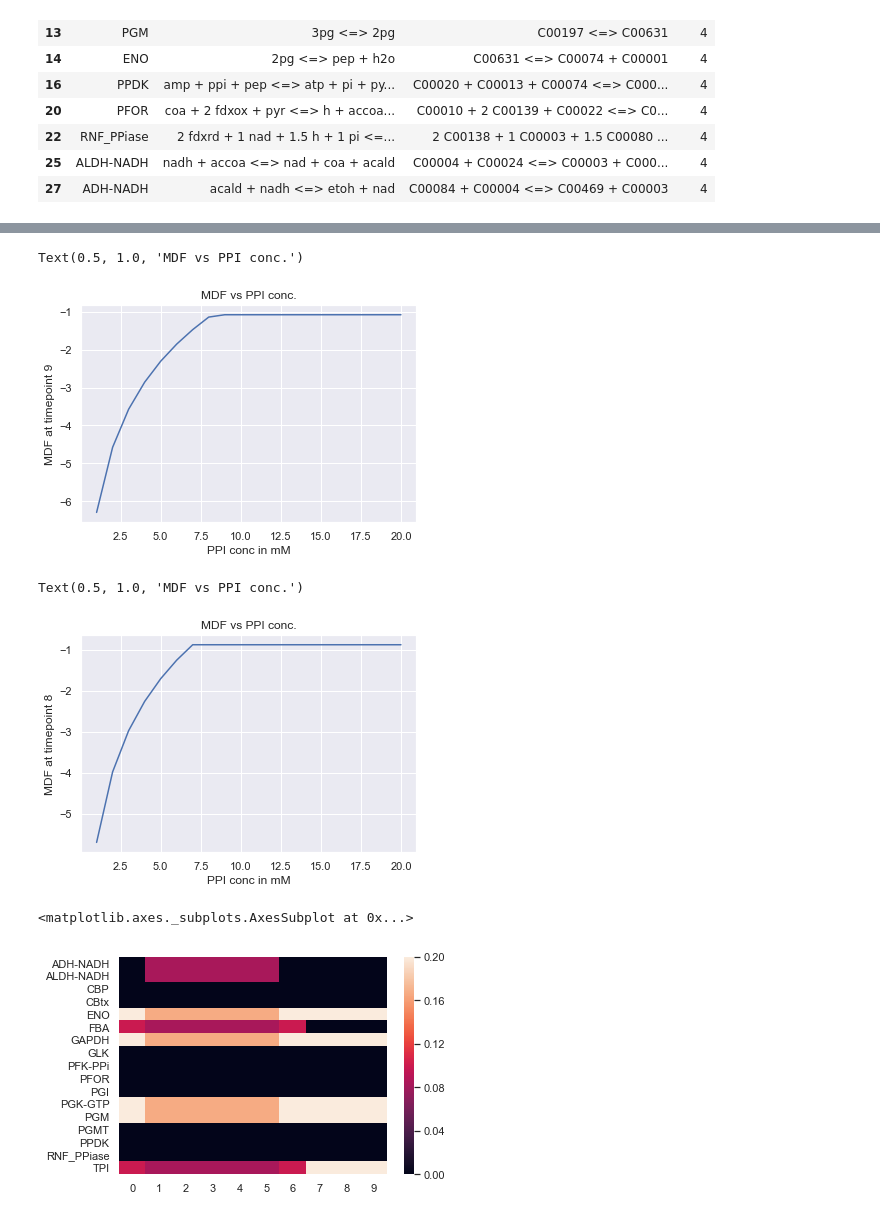
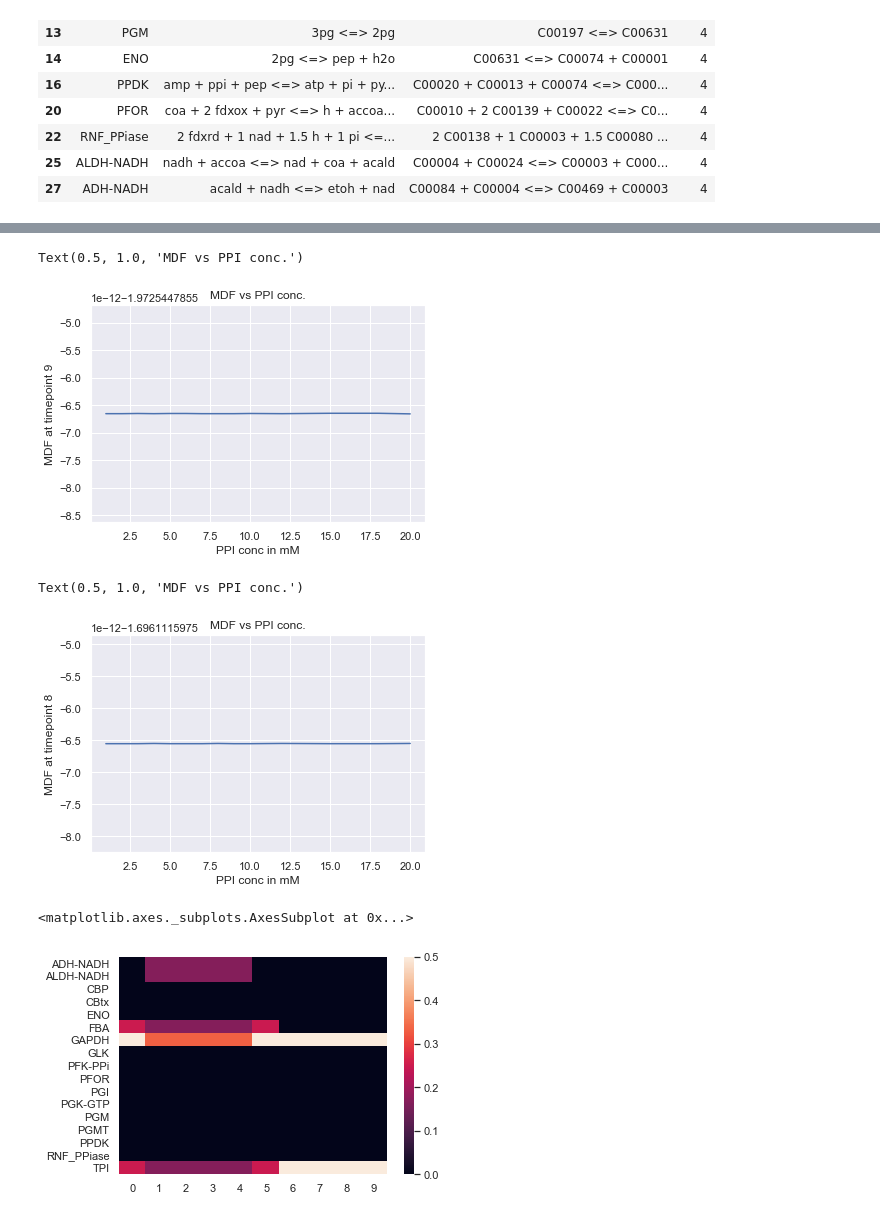
Before and after one commit to satyakamdash/Ctherm_thermo, a Jupyter notebook: PPi_ratio.ipynb, the cells around one changed output, grey strips where cells are left out. Cells and saved outputs as stored; diff of their text form; code cells hidden in the pictures.

```diff
--- a/PPi_ratio.ipynb
+++ b/PPi_ratio.ipynb
@@ -162,3 +139,0 @@ df
-# %%
-# calculate the min-max driving force
-mdf_data = pp.calc_mdf()
@@ -187,7 +154,7 @@ while l != "":
     l = f.readline()
 
 f.close()
-Uf = 1.5 #Uncertainity factor
+Uf = 2 #Uncertainity factor
 ref_conc0 = {'C00469': 10,
             'C00004': 0.08,
             'C00024': 0.83,
@@ -200,6 +167,8 @@ ref_conc0 = {'C00469': 10,
             'C00005': 0.38,
             'C00022': 12.65,
             'C00103': 6.66,
+            'C00044': 0.28,
+            'C00035': 0.01
             }
 for k in range(len(saveDirs)):
     ref_conc = {k: float(v) / 1000 for k,v in ref_conc0.items()}
@@ -211,7 +180,7 @@ for k in range(len(saveDirs)):
         all_data[r] ={}
         # fix PPI/PI ratio
         pp.bounds.SetBounds('C00013', 1e-3 * r,1e-3 * r )
-        pp.bounds.SetBounds('C00009', 1e-3 * 10,1e-3 * 10 )
+        pp.bounds.SetBounds('C00009', 1e-3 * 1,1e-3 * 1 )
         t = 0
         #print p["bounds"]
         for d in exp_data:
@@ -222,9 +191,9 @@ for k in range(len(saveDirs)):
                 elif cpd == "C00004":
                     # NADH/NAD+ ratio
                     pp.bounds.SetBounds(cpd, 1/Uf * conc * float(d[cpd]) / 0.3, Uf * conc * float(d[cpd]) / 0.3)
-                #elif cpd == "C00044":
+                elif cpd == "C00044":
                     # GTP/GDP ratio
-                    #pp.bounds.SetBounds(cpd,1/Uf * conc * float(d['C00002']), Uf * conc * float(d['C00002']))
+                    pp.bounds.SetBounds(cpd,1/Uf * conc * float(d['C00002']), Uf * conc * float(d['C00002']))
                 #elif cpd == "C00008" and t == 0:
                     #p['bounds'][cpd] = (conc, ) * 2
                 elif cpd not in ["C00008","C00085","C00006","C00003","C00118","C00011","C00197","C00010","C00035"]:
@@ -276,7 +245,7 @@ plt.ylabel('MDF at timepoint 9')
 plt.title('MDF vs PPI conc.')
 # %% [output]
 Text(0.5, 1.0, 'MDF vs PPI conc.')
-[figure, old version]
+[figure, new version]
 # %%
 y={}
 for r in [1,2,3,4,5,6,7,8,9,10,12,15,18,20]:
@@ -287,16 +256,16 @@ plt.ylabel('MDF at timepoint 8')
 plt.title('MDF vs PPI conc.')
 # %% [output]
 Text(0.5, 1.0, 'MDF vs PPI conc.')
-[figure, old version]
+[figure, new version]
 # %%
 fng_data={}
 for t in range(10):
-    fng_data[t] = all_data[20][t]["reaction prices"]
+    fng_data[t] = all_data[7][t]["reaction prices"]
 df = pd.DataFrame.from_dict(fng_data)
 sns.heatmap(df)
 # %% [output]
 <matplotlib.axes._subplots.AxesSubplot at 0x...>
-[figure, old version]
+[figure, new version]
 # %%
 fng_data={}
 for t in range(10):
```
Also changed, not shown: parts of 11 cells of this notebook, 4 other files.
